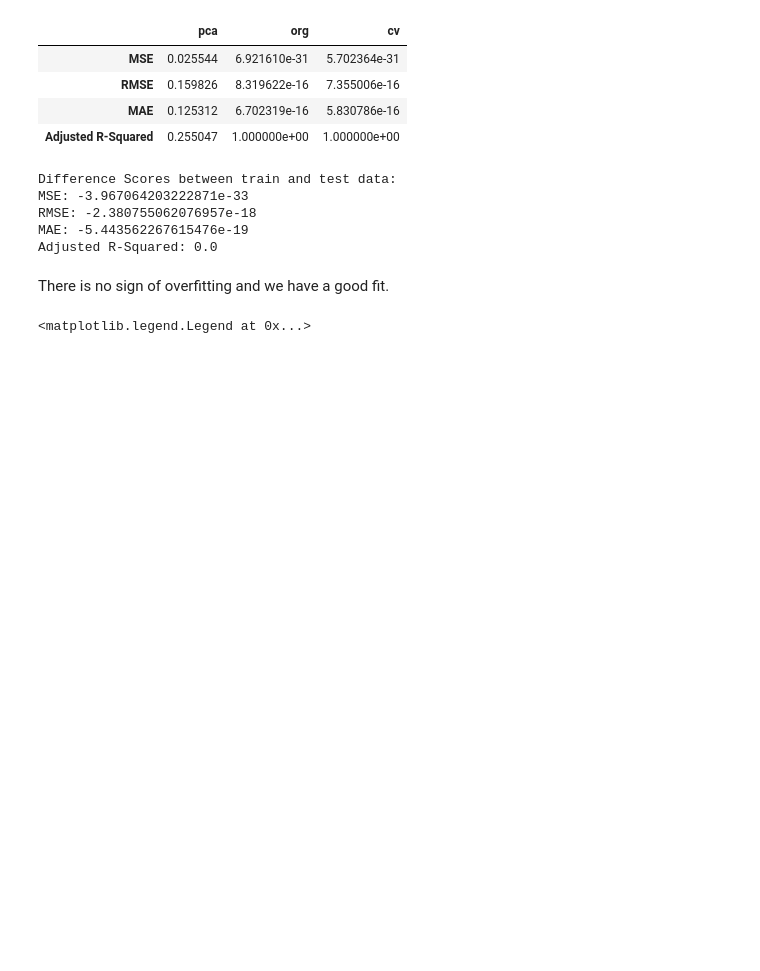
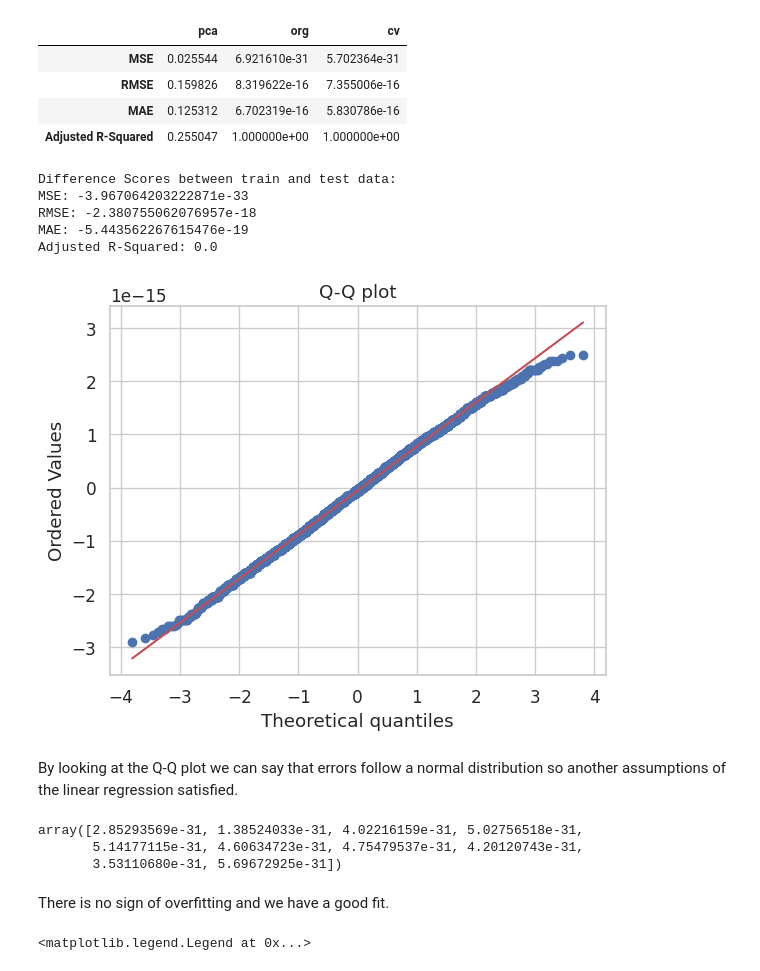
Before and after one commit to Erfan-Taherirani/Applied-ML-Lab, a Jupyter notebook: core_ml/regression/impact_of_ai_on_students/src/GPA_change_analysis.ipynb, the cells around one changed output. Cells and saved outputs as stored; diff of their text form; code cells hidden in the pictures; blank space fills up the shorter version.

```diff
--- a/core_ml/regression/impact_of_ai_on_students/src/GPA_change_analysis.ipynb
+++ b/core_ml/regression/impact_of_ai_on_students/src/GPA_change_analysis.ipynb
@@ -78,7 +79,7 @@ sns.set_theme(
 # %% [markdown]
 ## 1. Data Structure and Types Examinations
 # %%
-df = pd.read_csv("/mnt/d/Pytopia/Machine Learning/Applied-ML-Lab/core_ml/regression/impact_of_ai_on_students/data/ai_student_impact_dataset (1).csv")
+df = pd.read_csv("../data/ai_student_impact_dataset (1).csv")
 df.head()
 # %% [output]
 |  | Student_ID | Major_Category | Year_of_Study | Pre_Semester_GPA | Weekly_GenAI_Hours | Primary_Use_Case | ... |
@@ -962,6 +963,22 @@ MSE: -3.967064203222871e-33
 RMSE: -2.380755062076957e-18
 MAE: -5.443562267615476e-19
 Adjusted R-Squared: 0.0
+# %%
+# Q-Q plot
+fig, ax = plt.subplots()
+stats.probplot(y_test - y_pred_org, plot=ax, fit=True, dist="norm")
+ax.set_title("Q-Q plot")
+plt.show()
+# %% [output]
+[figure, added]
+# %% [markdown]
+By looking at the Q-Q plot we can say that errors follow a normal distribution so another assumptions of the linear regression satisfied.
+# %%
+train_score.mean(axis=1)
+# %% [output]
+array([2.85293569e-31, 1.38524033e-31, 4.02216159e-31, 5.02756518e-31,
+       5.14177115e-31, 4.60634723e-31, 4.75479537e-31, 4.20120743e-31,
+       3.53110680e-31, 5.69672925e-31])
 # %% [markdown]
 There is no sign of overfitting and we have a good fit.
 # %%
```
Also changed, not shown: parts of 4 cells of this notebook, 3 other files.
